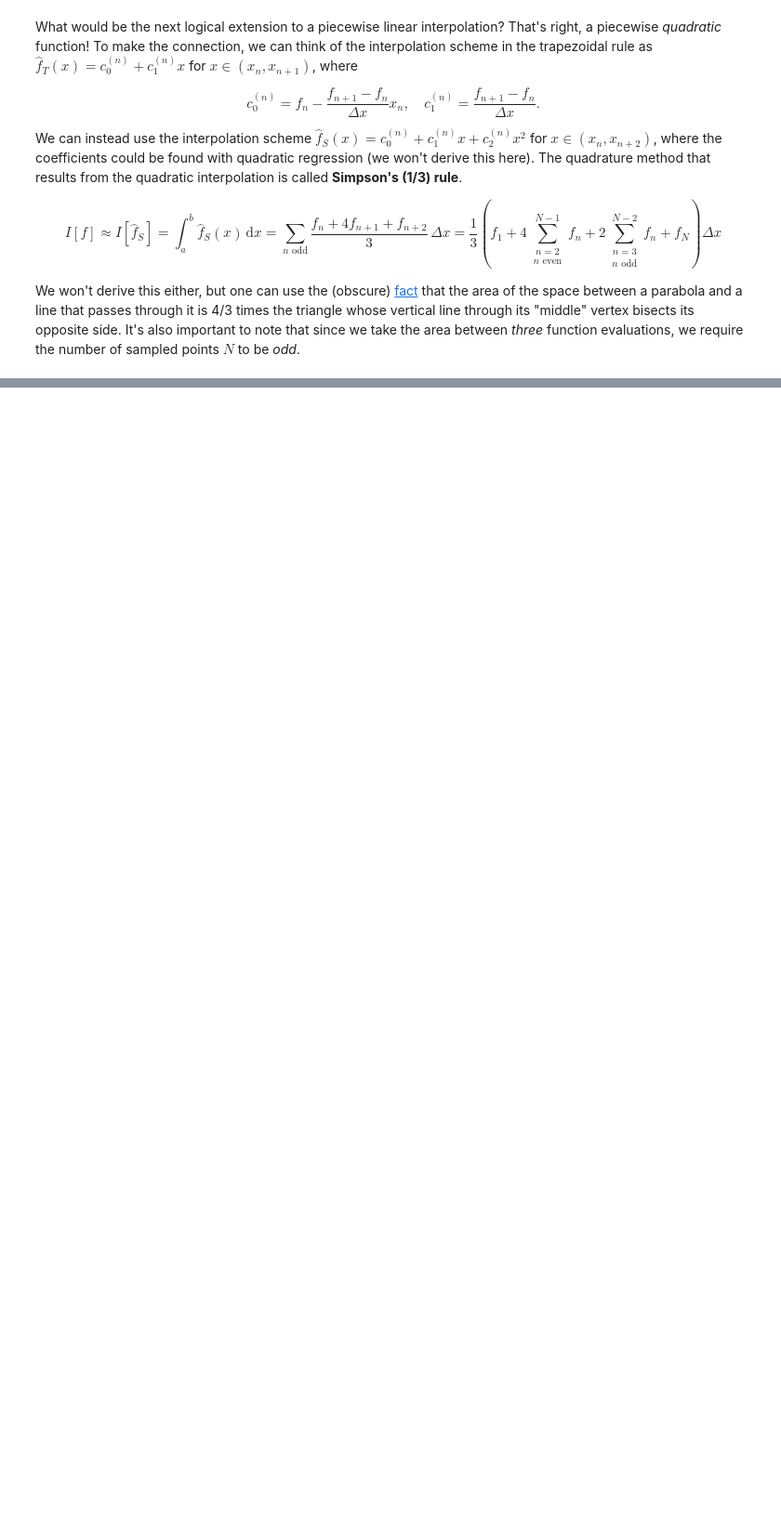
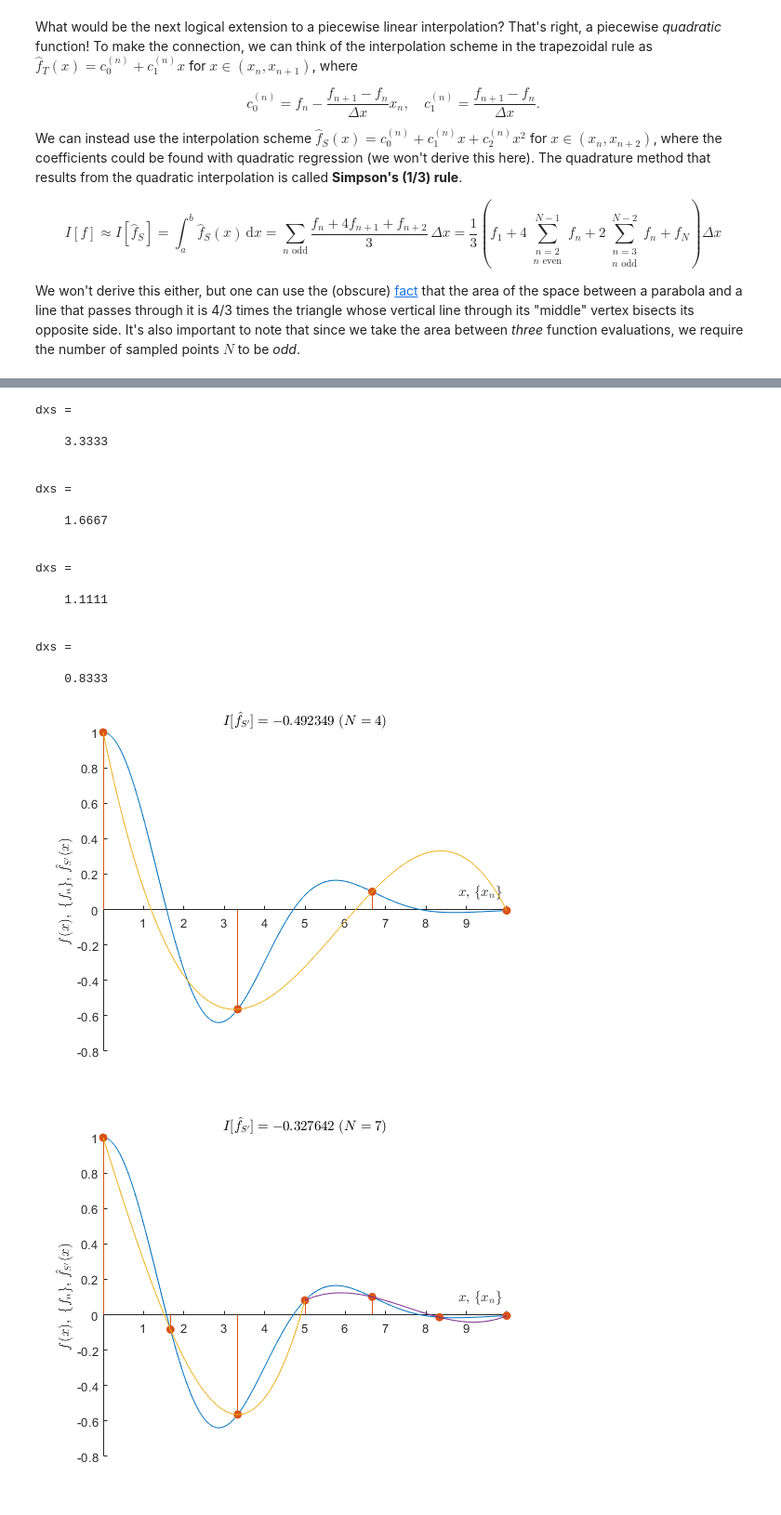
Before and after one commit to mjyshin/math-tutorials, a Jupyter notebook: numerical_integration.ipynb, the cells around one changed output, grey strips where cells are left out. Shown at 93% size. Drawn from its saved outputs; the diff is of its cells as text; code cells hidden in the pictures; blank space fills up the shorter version.

```diff
--- a/numerical_integration.ipynb
+++ b/numerical_integration.ipynb
@@ -286,0 +305,45 @@ There are reasons (numerical or otherwise) to keep the interpolation degree low
+# %%
+for Ns = 4:3:13
+    dxs = (b-a)/(Ns-1)
+    xs = linspace(a,b,Ns);
+    fxs = f(xs);
+    Ifs = (fxs(1)+3*(sum(fxs(2:3:end-2))+sum(fxs(3:3:end-1)))+2*sum(fxs(4:3:end-3))+fxs(end))*3/8*dxs;    % Eq. (5)
+
+    figure
+    hold on
+    plot(x,fx)
+    stem(xs,fxs,"filled")
+    m = 3;    % cubic interpolation
+    for n = 1:m:Ns-m
+        p = polyfit(xs(n:n+m),fxs(n:n+m),m);
+        xn = x(xs(n)<=x & x<=xs(n+m));
+        pxn = polyval(p,xn);
+        plot(xn,pxn)
+    end
+    hold off
+    title(sprintf("$I[\\hat{f}_{S'}]=%f\\ (N=%d)$",[Ifs,Ns]),"interpreter","latex")
+    xlabel("$x,\, \{x_n\}$","interpreter","latex")
+    ylabel("$f(x),\ \{f_n\},\, \hat{f}_{S'}(x)$","interpreter","latex")
+    set(gca,'XAxisLocation','origin','YAxisLocation','origin')
+end
+# %% [output]
+dxs =
+
+    3.3333
+
+
+dxs =
+
+    1.6667
+
+
+dxs =
+
+    1.1111
+
+
+dxs =
+
+    0.8333
+[figure, added]
+[figure, added]
```
Also changed, not shown: parts of 6 cells of this notebook.
